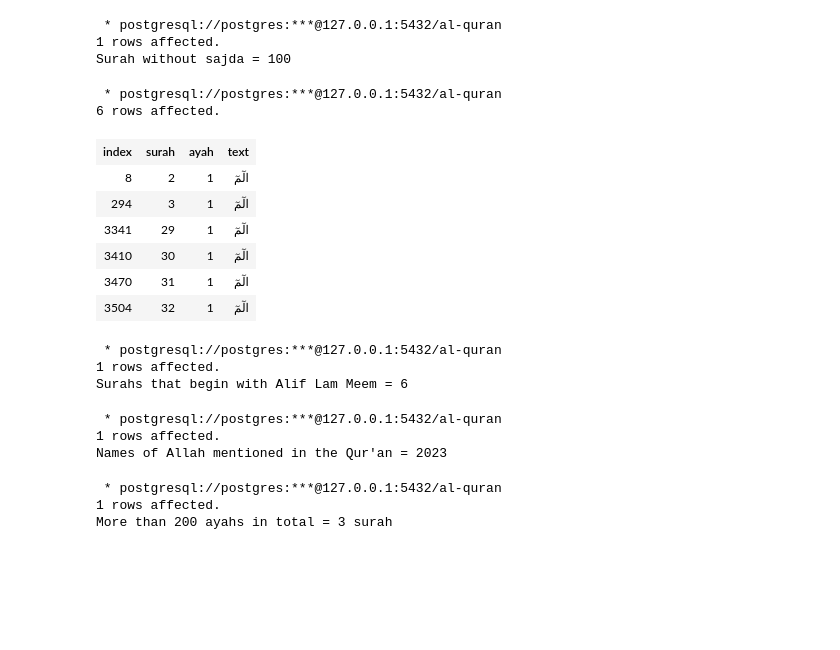
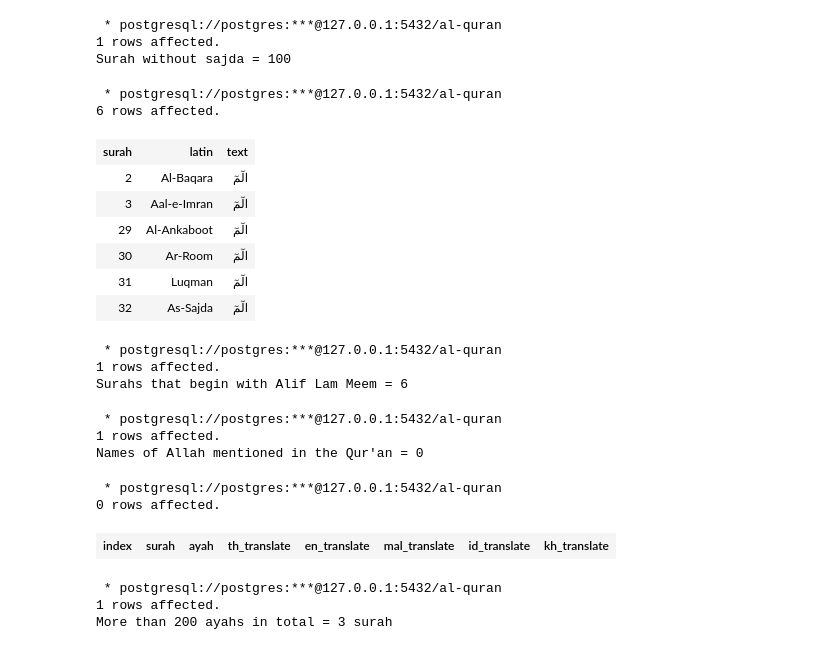
Before and after one commit to hudayala/Quran-Database-and-Data-Warehouse_Sulaiman-Charaae, a Jupyter notebook: al-quran.ipynb, the cells around one changed output. Drawn from its saved outputs; the diff is of its cells as text; code cells hidden in the pictures; blank space fills up the shorter version.

```diff
--- a/al-quran.ipynb
+++ b/al-quran.ipynb
@@ -194,19 +165,24 @@ print("Surah without sajda =", nosajda[0][0])
  * postgresql://postgres:***@127.0.0.1:5432/al-quran
 1 rows affected.
 Surah without sajda = 100
-# %%
-%%sql
-SELECT * FROM arabic WHERE arabic.text = 'الٓمٓ'
-# %% [output]
- * postgresql://postgres:***@127.0.0.1:5432/al-quran
-6 rows affected.
-| index | surah | ayah | text |
-| 8 | 2 | 1 | الٓمٓ |
-| 294 | 3 | 1 | الٓمٓ |
-| 3341 | 29 | 1 | الٓمٓ |
-| 3410 | 30 | 1 | الٓمٓ |
-| 3470 | 31 | 1 | الٓمٓ |
-| 3504 | 32 | 1 | الٓمٓ |
+# %%
+%%sql
+SELECT arabic.surah, quran_surah.latin, arabic.text
+FROM arabic
+JOIN quran_surah ON arabic.surah = quran_surah.surah_id
+WHERE arabic.text = 'الٓمٓ'
+GROUP BY  arabic.surah,quran_surah.latin,arabic.text
+ORDER BY arabic.surah ASC
+# %% [output]
+ * postgresql://postgres:***@127.0.0.1:5432/al-quran
+6 rows affected.
+| surah | latin | text |
+| 2 | Al-Baqara | الٓمٓ |
+| 3 | Aal-e-Imran | الٓمٓ |
+| 29 | Al-Ankaboot | الٓمٓ |
+| 30 | Ar-Room | الٓمٓ |
+| 31 | Luqman | الٓمٓ |
+| 32 | As-Sajda | الٓمٓ |
 # %%
 nalif = %sql SELECT count(arabic),count(1) FROM arabic WHERE arabic.text = 'الٓمٓ';
 print("Surahs that begin with Alif Lam Meem =", nalif[0][0])
@@ -216,12 +192,20 @@ print("Surahs that begin with Alif Lam Meem =", nalif[0][0])
 Surahs that begin with Alif Lam Meem = 6
 # %%
 
-nameallah = %sql SELECT count(eng),count(1) FROM eng WHERE text LIKE '%Allāh%';
+nameallah = %sql SELECT count(en_translate),count(1) FROM translate WHERE en_translate LIKE '%Allāh%';
 print("Names of Allah mentioned in the Qur'an =", nameallah[0][0])
 # %% [output]
  * postgresql://postgres:***@127.0.0.1:5432/al-quran
 1 rows affected.
-Names of Allah mentioned in the Qur'an = 2023
+Names of Allah mentioned in the Qur'an = 0
+# %%
+%%sql
+select * from translate WHERE translate.en_translate LIKE '%AllÄh%'
+limit 5;
+# %% [output]
+ * postgresql://postgres:***@127.0.0.1:5432/al-quran
+0 rows affected.
+| index | surah | ayah | th_translate | en_translate | mal_translate | id_translate | kh_translate |
 # %%
 ayahmore  = %sql SELECT count(quran_surah),count(1) FROM quran_surah WHERE ayah > '200' ;
 print("More than 200 ayahs in total =", ayahmore[0][0],'surah')
```
Also changed, not shown: parts of 9 cells of this notebook, 1 other file.
